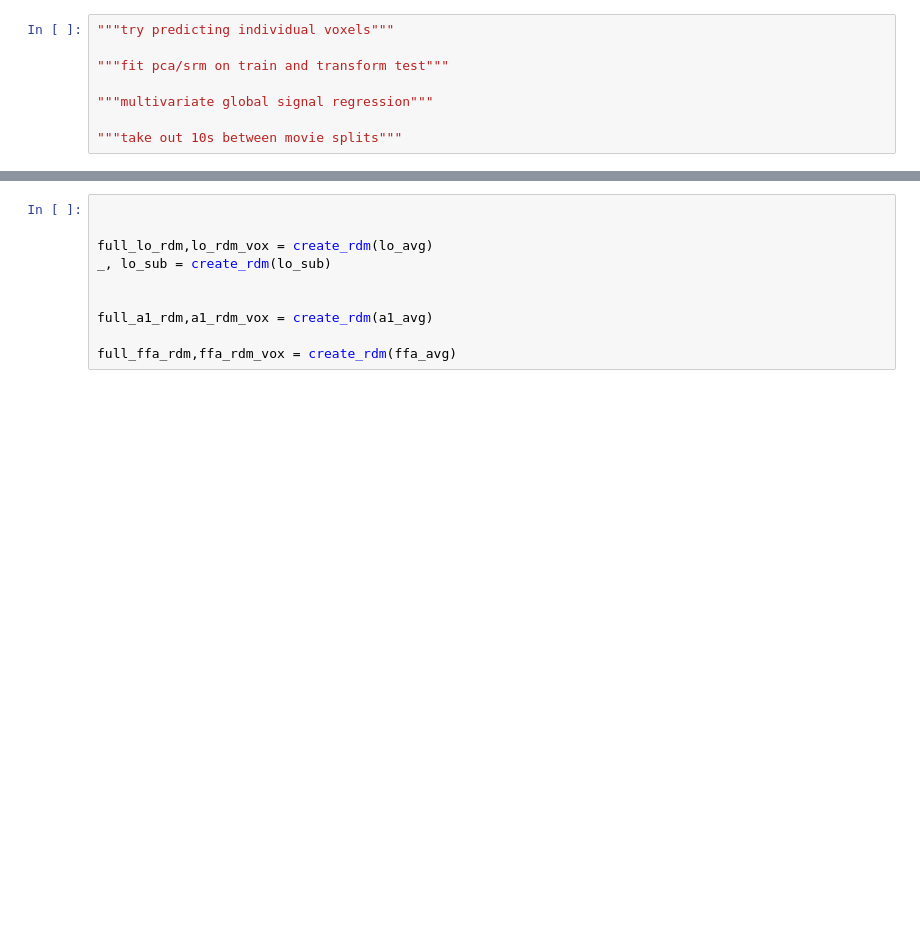
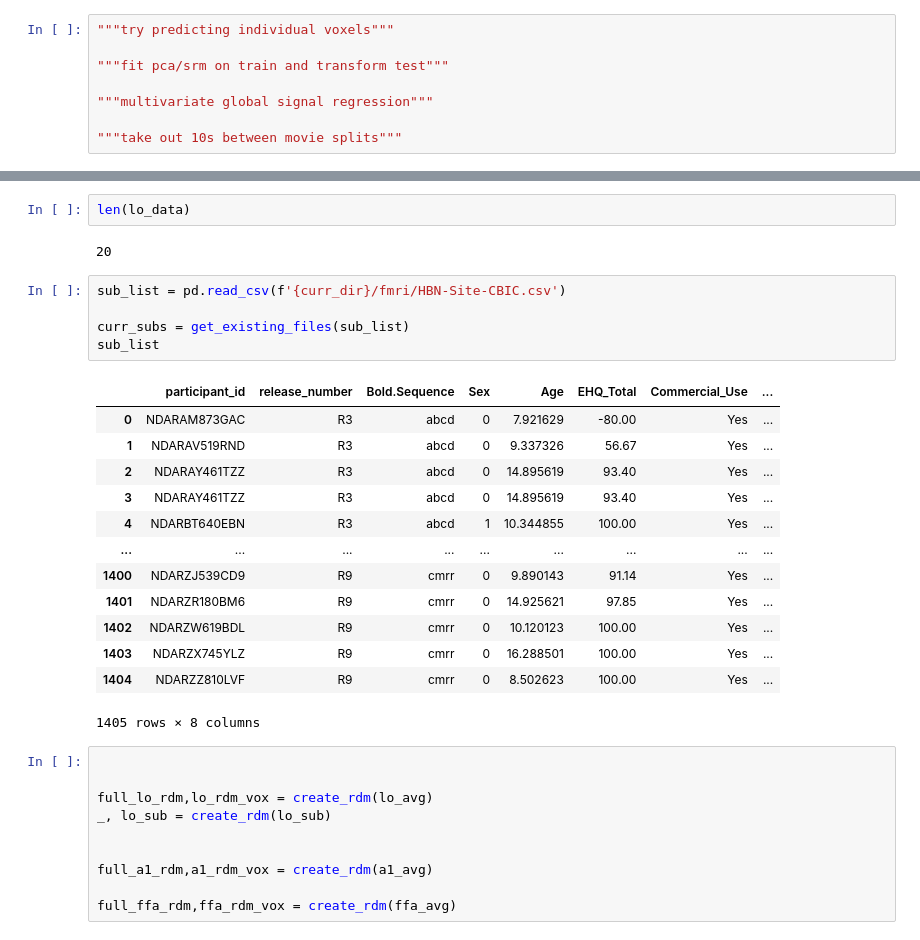
Before and after one commit to vayzenb/ginn, a Jupyter notebook: exps/test_data.ipynb, the cells around one changed output, grey strips where cells are left out. Cells and saved outputs as stored; diff of their text form; blank space fills up the shorter version.

```diff
--- a/exps/test_data.ipynb
+++ b/exps/test_data.ipynb
@@ -285,3 +435,26 @@ lo lo mvpd 0.6041464500495601
+# %%
+len(lo_data)
+# %% [output]
+20
+# %%
+sub_list = pd.read_csv(f'{curr_dir}/fmri/HBN-Site-CBIC.csv')
+
+curr_subs = get_existing_files(sub_list)
+sub_list
+# %% [output]
+|  | participant_id | release_number | Bold.Sequence | Sex | Age | EHQ_Total | Commercial_Use | ... |
+| 0 | NDARAM873GAC | R3 | abcd | 0 | 7.921629 | -80.00 | Yes | ... |
+| 1 | NDARAV519RND | R3 | abcd | 0 | 9.337326 | 56.67 | Yes | ... |
+| 2 | NDARAY461TZZ | R3 | abcd | 0 | 14.895619 | 93.40 | Yes | ... |
+| 3 | NDARAY461TZZ | R3 | abcd | 0 | 14.895619 | 93.40 | Yes | ... |
+| 4 | NDARBT640EBN | R3 | abcd | 1 | 10.344855 | 100.00 | Yes | ... |
+| ... | ... | ... | ... | ... | ... | ... | ... | ... |
+| 1400 | NDARZJ539CD9 | R9 | cmrr | 0 | 9.890143 | 91.14 | Yes | ... |
+| 1401 | NDARZR180BM6 | R9 | cmrr | 0 | 14.925621 | 97.85 | Yes | ... |
+| 1402 | NDARZW619BDL | R9 | cmrr | 0 | 10.120123 | 100.00 | Yes | ... |
+| 1403 | NDARZX745YLZ | R9 | cmrr | 0 | 16.288501 | 100.00 | Yes | ... |
+| 1404 | NDARZZ810LVF | R9 | cmrr | 0 | 8.502623 | 100.00 | Yes | ... |
+1405 rows × 8 columns
 # %%
 
 
```
Also changed, not shown: parts of 13 cells of this notebook, 10 other files.
